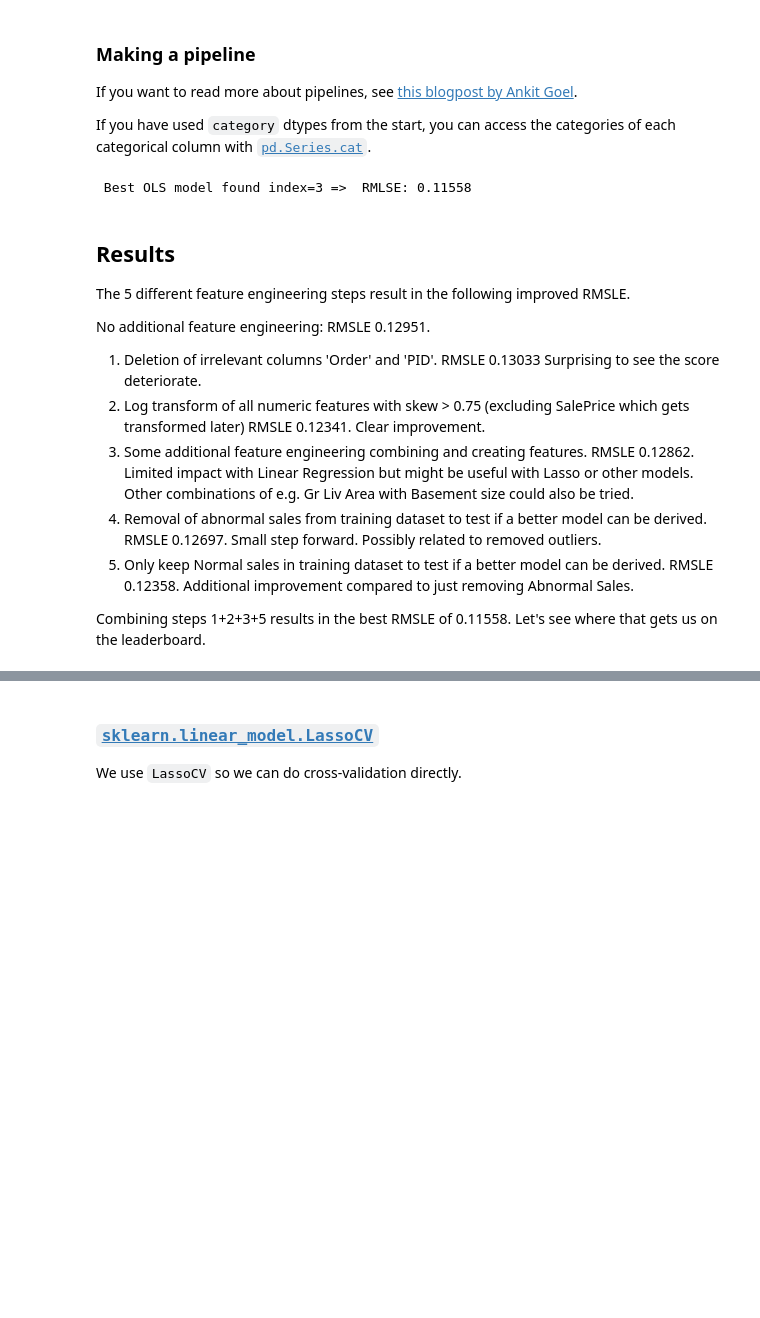
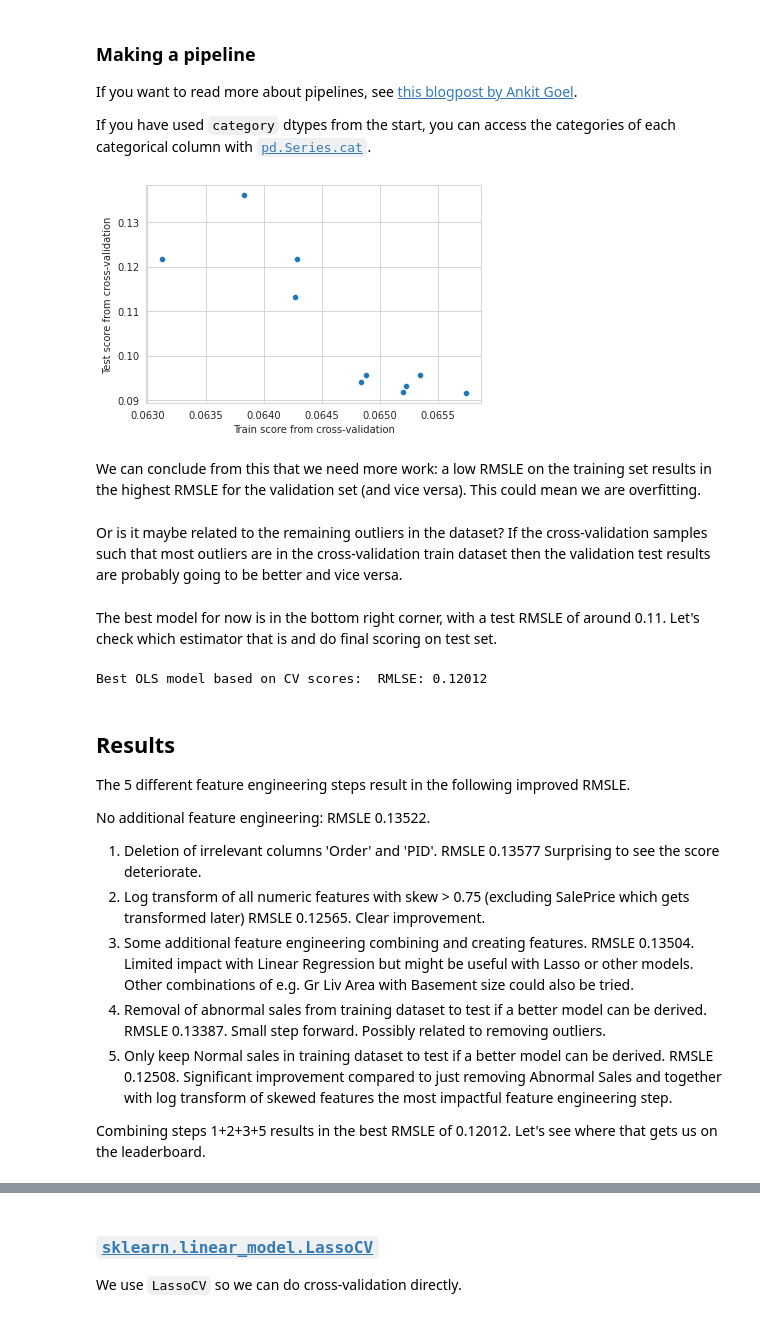
Before and after one commit to knaat/Ames-housing, a Jupyter notebook: possible_solutions_ames_housing_expanded.ipynb, the cells around one changed output, grey strips where cells are left out. Drawn from its saved outputs; the diff is of its cells as text; code cells hidden in the pictures; blank space fills up the shorter version.

```diff
--- a/possible_solutions_ames_housing_expanded.ipynb
+++ b/possible_solutions_ames_housing_expanded.ipynb
@@ -360,7 +369,7 @@ Decent start. We are around 1607th place out of more that 5,000 entries. Up next
 #
 del_cols = True
 log_transform = True
-add_location_feature = True
+add_extra_features = True
 # Choose one or none of the steps below
 remove_abnorml_sales = False
 keep_normal_sales = True
@@ -427,7 +436,7 @@ Log transforming following features: ['MS SubClass', 'Lot Frontage', 'Lot Area',
 #
 #   Other combinations of e.g. Gr Liv Area with Basement size could also be tried.
 #
-if add_location_feature:
+if add_extra_features:
      print(f"Combining/creating features")
      def add_location(x):
         if 'MeadowV' in x or 'Edwards' in x or 'Sawyer' in x or 'IDOTRR' in x or 'Brkside' in x or 'BrDale' in x:
@@ -561,33 +570,47 @@ ols_score = cross_validate(
     return_train_score=True,
     return_estimator=True,
 )
-# %%
-# Look for best X_test y_test score in 10 CV models
-best_score = 999
-
-for icount in range(0,10):
-    ols_best = ols_score['estimator'][icount]
-    ols_best_rmsle = np.sqrt(mean_squared_error(y_test, ols_best.predict(X_test)))
-    if ols_best_rmsle < best_score:
-        best_score = ols_best_rmsle
-        best_model_index = icount
-
-print(f"\n Best OLS model found index={best_model_index} =>  RMLSE: {best_score:0.5f}\n")
-# %% [output]
- Best OLS model found index=3 =>  RMLSE: 0.11558
+# %%
+ols_ax = sns.scatterplot(
+    x=np.sqrt(-ols_score['train_neg_mean_squared_error']),
+    y=np.sqrt(-ols_score['test_neg_mean_squared_error']),
+)
+ols_ax.set(
+    xlabel='Train score from cross-validation',
+    ylabel='Test score from cross-validation',
+)
+plt.show()
+# %% [output]
+[figure, added]
+# %% [markdown]
+We can conclude from this that we need more work: a low RMSLE on the training set results in the highest RMSLE for the validation set (and vice versa). This could mean we are overfitting.
+# %% [markdown]
+Or is it maybe related to the remaining outliers in the dataset? If the cross-validation samples such that most outliers are in the cross-validation train dataset then the validation test results are probably going to be better and vice versa.
+# %% [markdown]
+The best model for now is in the bottom right corner, with a test RMSLE of around 0.11. Let's check which estimator that is and do final scoring on test set.
+# %%
+#
+# use np.argmax to find bottomright point == largest RMLSE on train and smallest on test from cross-validation,
+# but maybe not on X_test, y_test !
+#
+ols_best_index = np.argmax(np.sqrt(-ols_score['train_neg_mean_squared_error']))
+ols_best = ols_score['estimator'][ols_best_index]
+ols_best_rmsle = np.sqrt(mean_squared_error(y_test, ols_best.predict(X_test)))
+print(f"Best OLS model based on CV scores:  RMLSE: {ols_best_rmsle:0.5f}")
+# %% [output]
+Best OLS model based on CV scores:  RMLSE: 0.12012
 # %% [markdown]
 ## Results
 
 The 5 different feature engineering steps result in the following improved RMSLE.
 
-No additional feature engineering:  RMSLE 0.12951.
-1. Deletion of irrelevant columns 'Order' and 'PID'.  RMSLE 0.13033  Surprising to see the score deteriorate.
-2. Log transform of all numeric features with skew > 0.75 (excluding SalePrice which gets transformed later) RMSLE 0.12341. Clear improvement.
-3. Some additional feature engineering combining and creating features. RMSLE 0.12862. Limited impact with Linear Regression but might be useful with Lasso or other models. Other combinations of e.g. Gr Liv Area with Basement size could also be tried.
-4. Removal of abnormal sales from training dataset to test if a better model can be derived. RMSLE 0.12697. Small step forward. Possibly related to removed outliers.
-5. Only keep Normal sales in training dataset to test if a better model can be derived. RMSLE 0.12358. Additional improvement compared to just removing Abnormal Sales.
+No additional feature engineering:  RMSLE 0.13522.
+1. Deletion of irrelevant columns 'Order' and 'PID'.  RMSLE 0.13577  Surprising to see the score deteriorate.
+2. Log transform of all numeric features with skew > 0.75 (excluding SalePrice which gets transformed later) RMSLE 0.12565. Clear improvement.
+3. Some additional feature engineering combining and creating features. RMSLE 0.13504. Limited impact with Linear Regression but might be useful with Lasso or other models. Other combinations of e.g. Gr Liv Area with Basement size could also be tried.
+4. Removal of abnormal sales from training dataset to test if a better model can be derived. RMSLE 0.13387. Small step forward. Possibly related to removing outliers.
+5. Only keep Normal sales in training dataset to test if a better model can be derived. RMSLE 0.12508. Significant improvement compared to just removing Abnormal Sales and together with log transform of skewed features the most impactful feature engineering step.
 
-
-Combining steps 1+2+3+5 results in the best RMSLE of 0.11558. Let's see where that gets us on the leaderboard.
+Combining steps 1+2+3+5 results in the best RMSLE of 0.12012. Let's see where that gets us on the leaderboard.
 # %%
 leaderboard = pd.read_csv(LEADERBOARD).sort_values('Score').reset_index()
```
Also changed, not shown: parts of 10 cells of this notebook.
